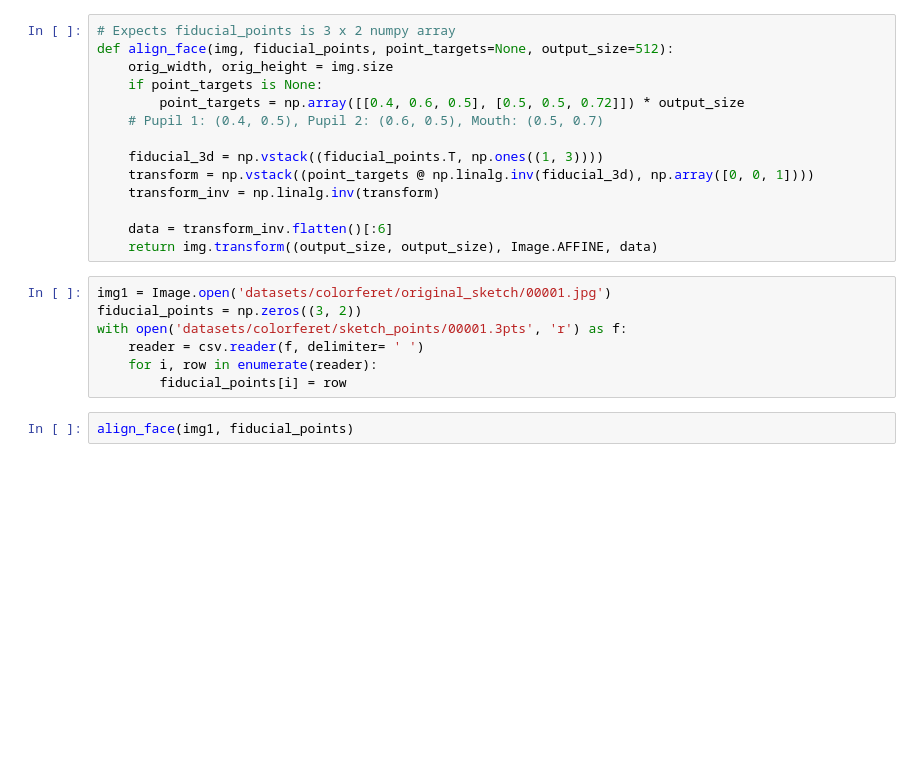
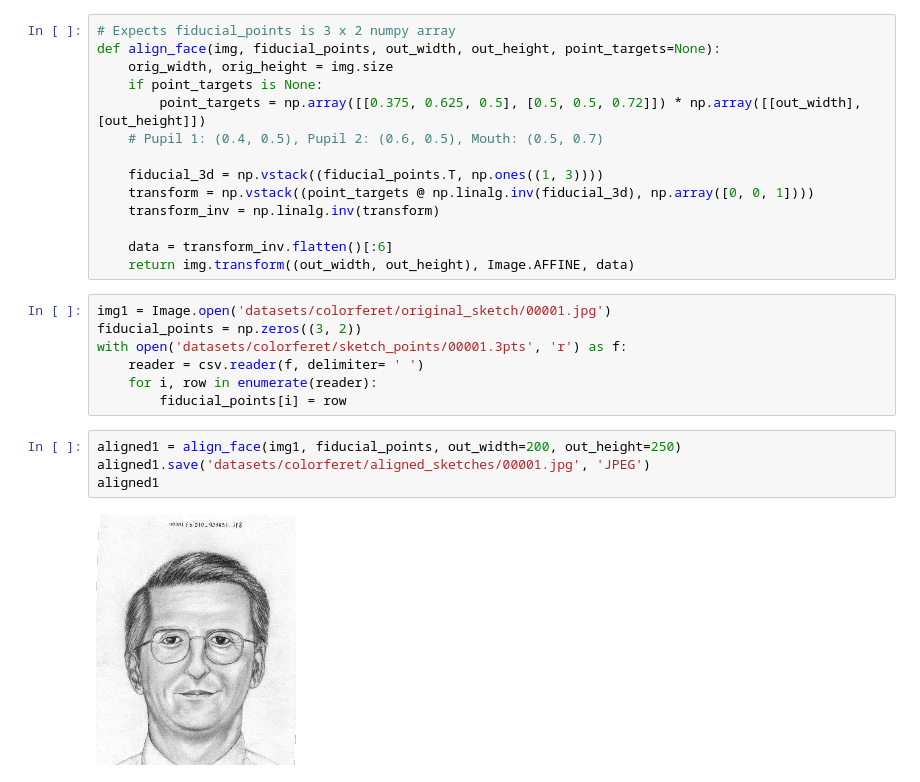
Before and after one commit to juliagong/sketch2face, a Jupyter notebook: ImagePreprocessing.ipynb, the cells around one changed output. Cells and saved outputs as stored; diff of their text form; blank space fills up the shorter version.

```diff
--- a/ImagePreprocessing.ipynb
+++ b/ImagePreprocessing.ipynb
@@ -30,9 +41,9 @@ mat @ fiducial + translation
 # %%
 # Expects fiducial_points is 3 x 2 numpy array
-def align_face(img, fiducial_points, point_targets=None, output_size=512):
+def align_face(img, fiducial_points, out_width, out_height, point_targets=None):
     orig_width, orig_height = img.size
     if point_targets is None:
-        point_targets = np.array([[0.4, 0.6, 0.5], [0.5, 0.5, 0.72]]) * output_size
+        point_targets = np.array([[0.375, 0.625, 0.5], [0.5, 0.5, 0.72]]) * np.array([[out_width], [out_height]])
     # Pupil 1: (0.4, 0.5), Pupil 2: (0.6, 0.5), Mouth: (0.5, 0.7)
 
     fiducial_3d = np.vstack((fiducial_points.T, np.ones((1, 3))))
@@ -40,7 +51,7 @@ def align_face(img, fiducial_points, point_targets=None, output_size=512):
     transform_inv = np.linalg.inv(transform)
 
     data = transform_inv.flatten()[:6]
-    return img.transform((output_size, output_size), Image.AFFINE, data)
+    return img.transform((out_width, out_height), Image.AFFINE, data)
 # %%
 img1 = Image.open('datasets/colorferet/original_sketch/00001.jpg')
 fiducial_points = np.zeros((3, 2))
@@ -48,5 +59,9 @@ with open('datasets/colorferet/sketch_points/00001.3pts', 'r') as f:
     reader = csv.reader(f, delimiter= ' ')
     for i, row in enumerate(reader):
         fiducial_points[i] = row
-# %%
-align_face(img1, fiducial_points)
+# %%
+aligned1 = align_face(img1, fiducial_points, out_width=200, out_height=250)
+aligned1.save('datasets/colorferet/aligned_sketches/00001.jpg', 'JPEG')
+aligned1
+# %% [output]
+[figure, added]
```
Also changed, not shown: parts of 6 cells of this notebook.
